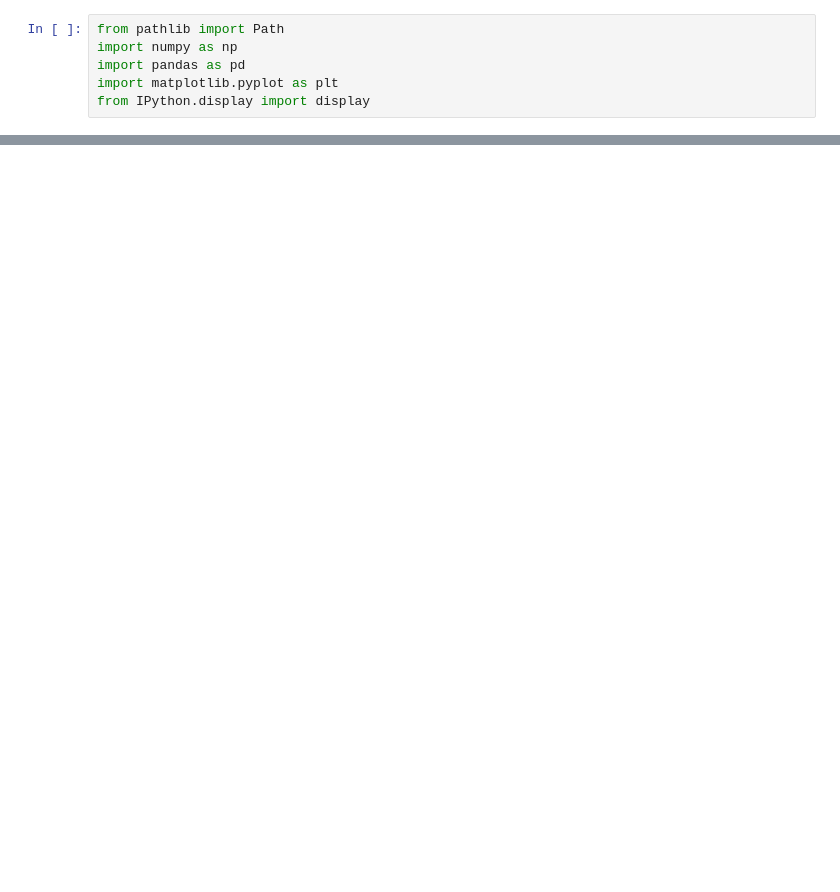
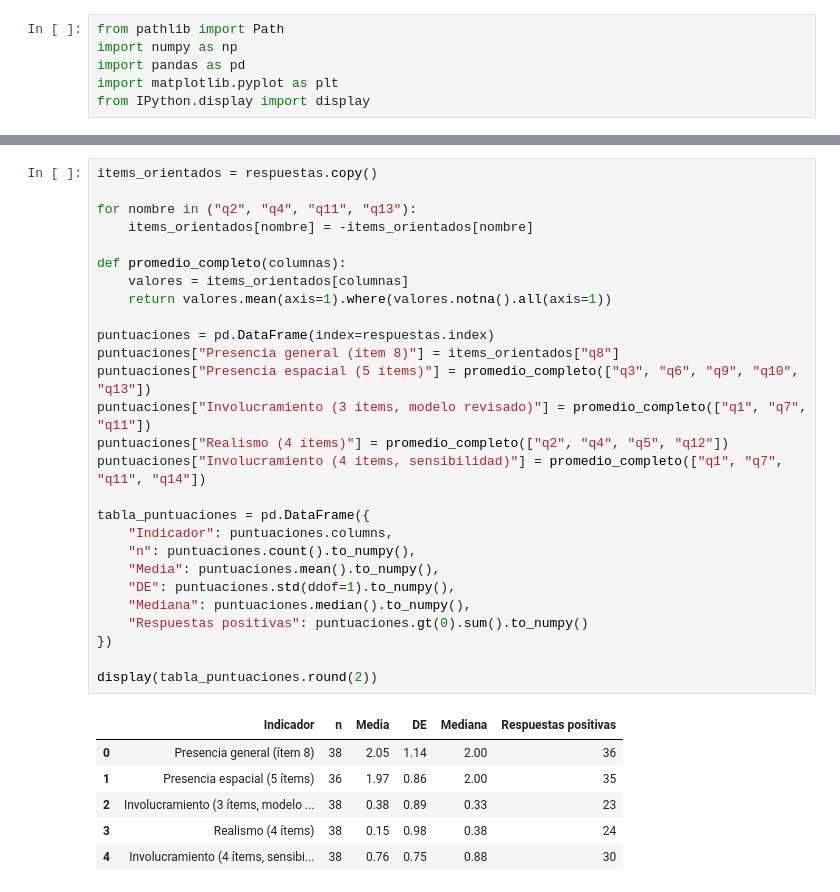
Before and after one commit to angelargd8/PG-analisis-resultados, a Jupyter notebook: IPQ/resultados-IPQ.ipynb, the cells around one changed output, grey strips where cells are left out. Saved outputs shown, nothing was run; the diff lists cells and outputs as text; blank space fills up the shorter version.

```diff
--- a/IPQ/resultados-IPQ.ipynb
+++ b/IPQ/resultados-IPQ.ipynb
@@ -37,0 +121,34 @@ data.describe()
+# %%
+items_orientados = respuestas.copy()
+
+for nombre in ("q2", "q4", "q11", "q13"):
+    items_orientados[nombre] = -items_orientados[nombre]
+
+def promedio_completo(columnas):
+    valores = items_orientados[columnas]
+    return valores.mean(axis=1).where(valores.notna().all(axis=1))
+
+puntuaciones = pd.DataFrame(index=respuestas.index)
+puntuaciones["Presencia general (ítem 8)"] = items_orientados["q8"]
+puntuaciones["Presencia espacial (5 ítems)"] = promedio_completo(["q3", "q6", "q9", "q10", "q13"])
+puntuaciones["Involucramiento (3 ítems, modelo revisado)"] = promedio_completo(["q1", "q7", "q11"])
+puntuaciones["Realismo (4 ítems)"] = promedio_completo(["q2", "q4", "q5", "q12"])
+puntuaciones["Involucramiento (4 ítems, sensibilidad)"] = promedio_completo(["q1", "q7", "q11", "q14"])
+
+tabla_puntuaciones = pd.DataFrame({
+    "Indicador": puntuaciones.columns,
+    "n": puntuaciones.count().to_numpy(),
+    "Media": puntuaciones.mean().to_numpy(),
+    "DE": puntuaciones.std(ddof=1).to_numpy(),
+    "Mediana": puntuaciones.median().to_numpy(),
+    "Respuestas positivas": puntuaciones.gt(0).sum().to_numpy()
+})
+
+display(tabla_puntuaciones.round(2))
+# %% [output]
+|  | Indicador | n | Media | DE | Mediana | Respuestas positivas |
+| 0 | Presencia general (ítem 8) | 38 | 2.05 | 1.14 | 2.00 | 36 |
+| 1 | Presencia espacial (5 ítems) | 36 | 1.97 | 0.86 | 2.00 | 35 |
+| 2 | Involucramiento (3 ítems, modelo ... | 38 | 0.38 | 0.89 | 0.33 | 23 |
+| 3 | Realismo (4 ítems) | 38 | 0.15 | 0.98 | 0.38 | 24 |
+| 4 | Involucramiento (4 ítems, sensibi... | 38 | 0.76 | 0.75 | 0.88 | 30 |
```
Also changed, not shown: parts of 8 cells of this notebook.
